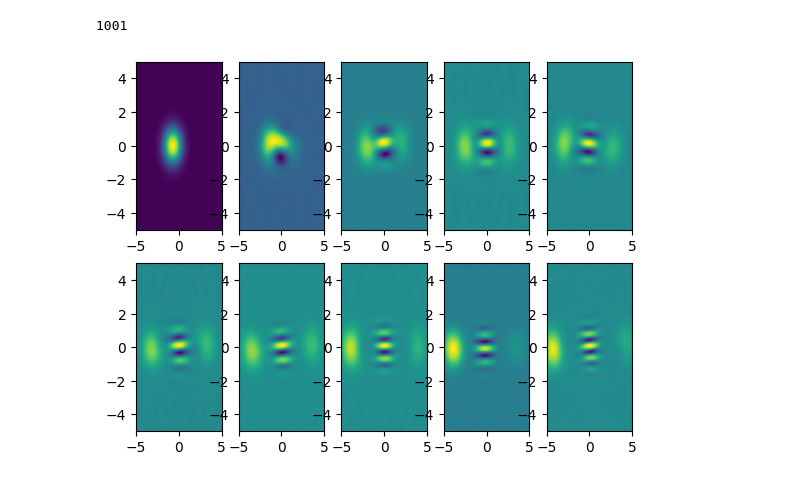
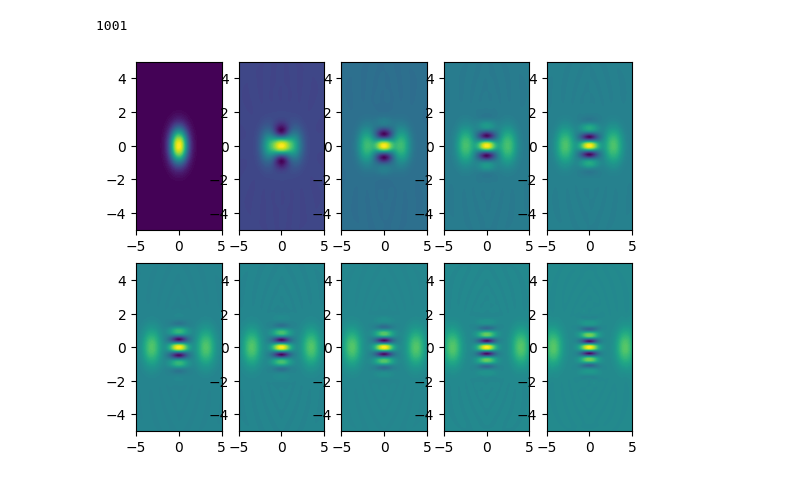
Before and after one commit to MandaKausthubh/Physics-Simulations, a Jupyter notebook: WignerFunctionSimulations.ipynb, the cells around one changed output. Cells and saved outputs as stored; diff of their text form; code cells hidden in the pictures.

```diff
--- a/WignerFunctionSimulations.ipynb
+++ b/WignerFunctionSimulations.ipynb
@@ -11,32 +11,32 @@ delta = 1
 tlist = np.linspace(0,10,1001)
 m = 100
 K = 100
 h = 1
 
 a = qt.destroy(N)
 ad = qt.create(N)
 
-psi0 = qt.coherent(N,-0.5)
+psi0 = qt.coherent(N,0)
 
 # Initializing the Hamiltonian
 def Parameter(t):
     return m * t
 
 H1 = h*delta*ad*a + h*(K/2)*(ad**2)*(a**2) - (qt.coefficient(Parameter))*(a**2 + ad**2)*(h/2.0)
 
 # Solving Schrodinger's Equation
 result = qt.mesolve(H1,psi0,tlist=tlist,c_ops=[])
 final_state = result.states[-1]
 print(len(result.states))
 
 # Plot the Wigner function
 fig, axs = plt.subplots(2,5)
 
 for i in [0,1]:
     for j in range(5):
         xvec = np.linspace(-5, 5, 500)
         W = qt.wigner(result.states[i*500 + j*100], xvec, xvec)
         axs[i][j].contourf(xvec, xvec, W, 100)
 # %% [output]
 1001
-[figure, old version]
+[figure, new version]
```
Also changed, not shown: 15 other files.
